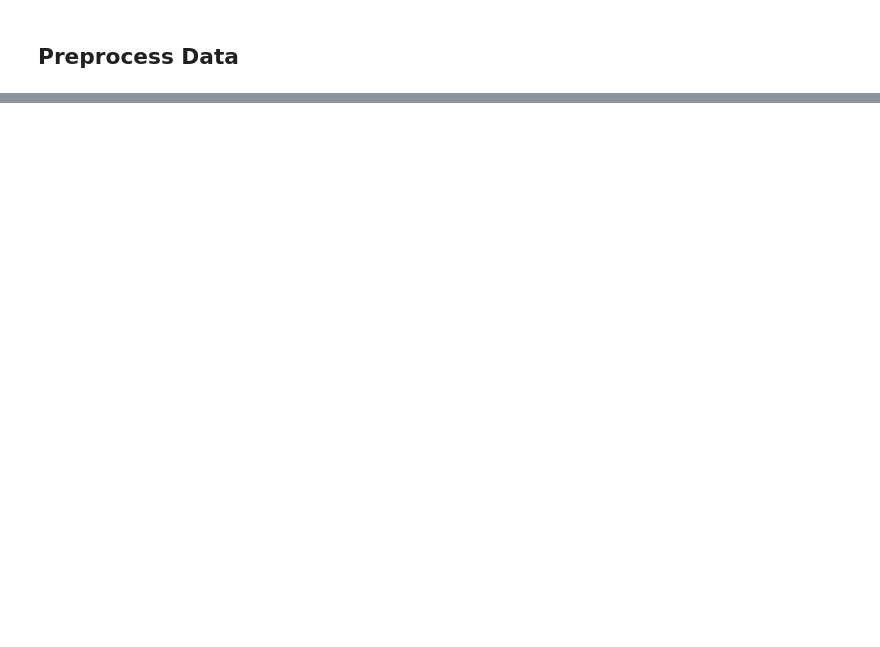
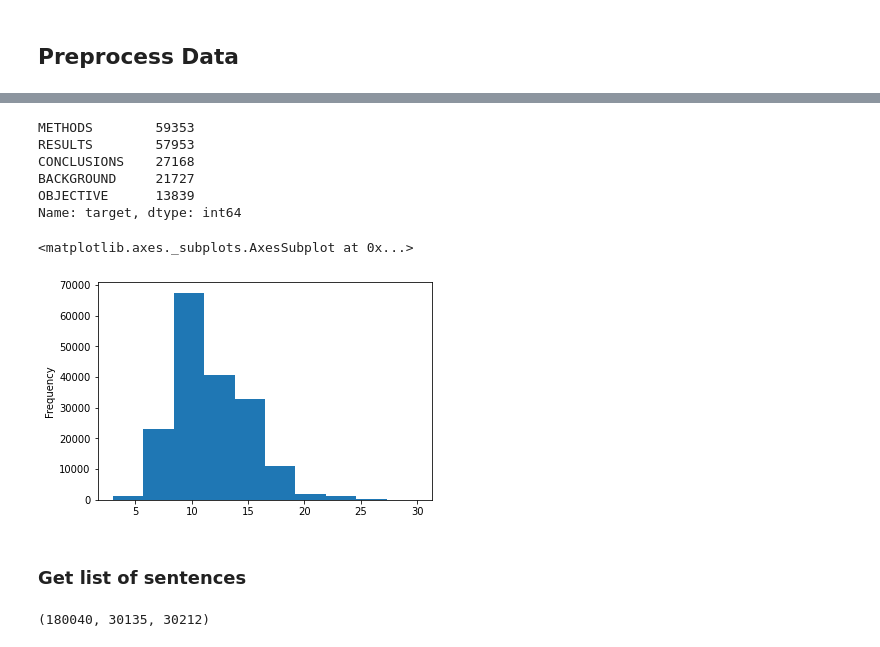
Before and after one commit to greygrease/tf-stuff, a Jupyter notebook: 09_SkimLit_NLP_Projectipynb.ipynb, the cells around one changed output, grey strips where cells are left out. Saved outputs shown, nothing was run; the diff lists cells and outputs as text; code cells hidden in the pictures; blank space fills up the shorter version.

```diff
--- a/09_SkimLit_NLP_Projectipynb.ipynb
+++ b/09_SkimLit_NLP_Projectipynb.ipynb
@@ -115,0 +82,32 @@ array([[3, 2, 1],
+# %%
+def preprocess_text_with_line_numbers(filename):
+  input_lines = getlines(filename)
+  abstract_lines = ''
+  abstract_samples = []
+
+  for line in input_lines:
+    if line.startswith('###'):
+      abstract_id = line
+      abstract_lines = ''
+    elif line.isspace():
+      abstract_line_split = abstract_lines.splitlines()
+
+      # Iterate through each line in a single abstract
+      for abstract_line_number, abstract_line in enumerate(abstract_line_split):
+        line_data = {}
+        target_text_split = abstract_line.split('\t')
+        line_data['target'] = target_text_split[0]
+        line_data['text'] = target_text_split[1].lower()
+        line_data['line number'] = abstract_line_number
+        line_data['total_lines'] = len(abstract_line_split) - 1
+        abstract_samples.append(line_data)
+
+    else:
+      abstract_lines += line
+  return abstract_samples
+# %%
+train_samples = preprocess_text_with_line_numbers(data_dir + 'train.txt')
+val_samples = preprocess_text_with_line_numbers(data_dir + 'dev.txt')
+test_samples = preprocess_text_with_line_numbers(data_dir + 'test.txt')
+
+print(len(train_samples), len(val_samples), len(test_samples))
@@ -115,0 +136,5 @@ array([[3, 2, 1],
+# %%
+import pandas as pd
+train_df = pd.DataFrame(train_samples)
+val_df = pd.DataFrame(val_samples)
+test_df = pd.DataFrame(test_samples)
@@ -115,0 +157,30 @@ array([[3, 2, 1],
+# %%
+# Distribuition of labels in training data
+
+train_df.target.value_counts()
+# %% [output]
+METHODS        59353
+RESULTS        57953
+CONCLUSIONS    27168
+BACKGROUND     21727
+OBJECTIVE      13839
+Name: target, dtype: int64
+# %%
+# Lets checek thel enght of different lines
+
+train_df.total_lines.plot.hist()
+# %% [output]
+<matplotlib.axes._subplots.AxesSubplot at 0x...>
+[figure, added]
+# %% [markdown]
+### Get list of sentences
+# %%
+# Convert abstract text lines into lists
+
+train_sentences = train_df['text'].tolist()
+val_sentences = val_df['text'].tolist()
+test_sentences = test_df['text'].tolist()
+
+len(train_sentences), len(test_sentences), len(val_sentences)
+# %% [output]
+(180040, 30135, 30212)
```
Also changed, not shown: parts of 16 cells of this notebook.
